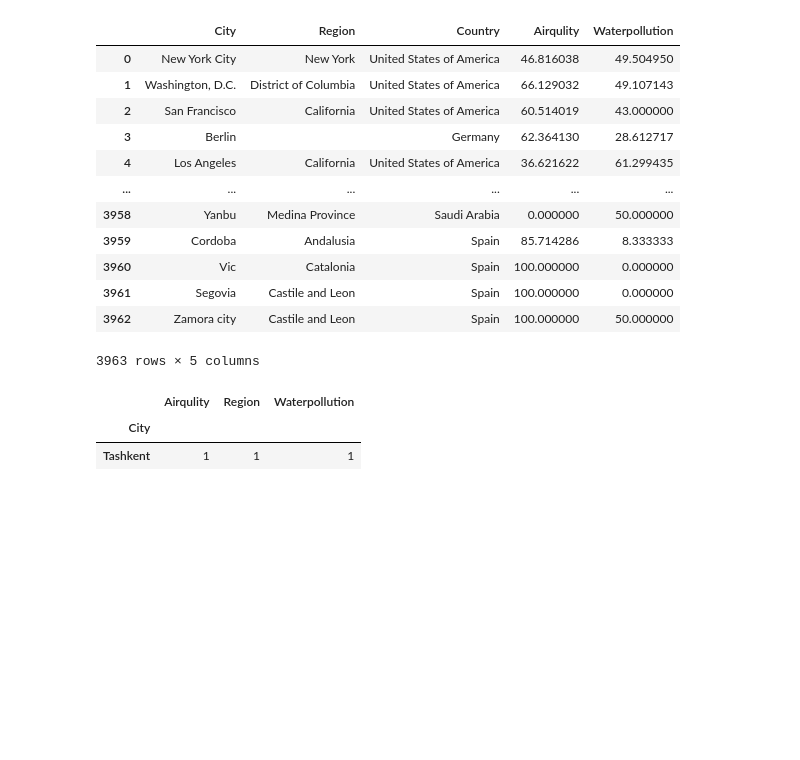
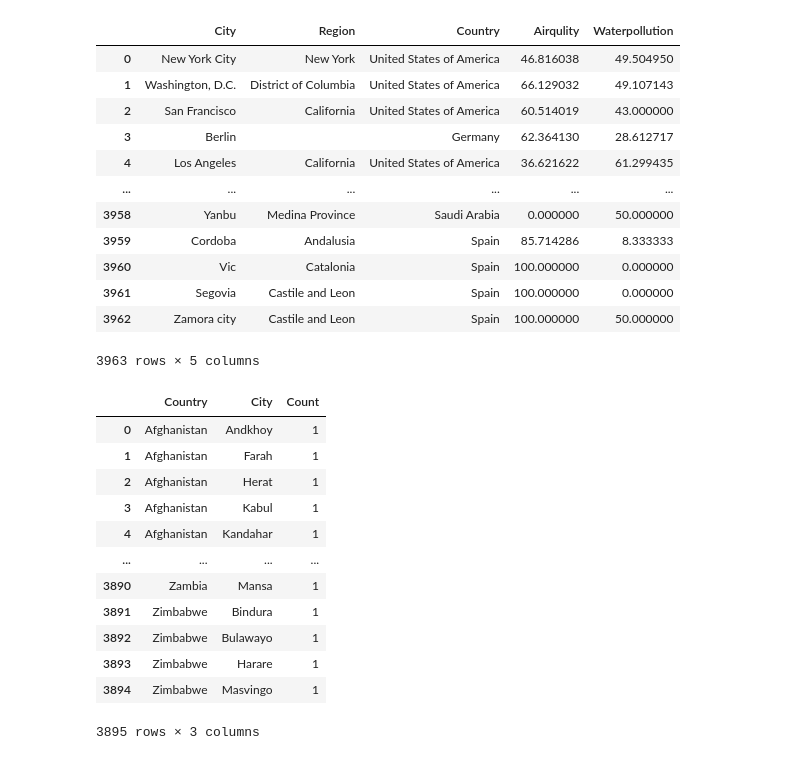
Before and after one commit to Rakhimovvv/Malumotlarni-uyg-unlashtirish-ulash-va-qayta-tiklash, a Jupyter notebook: Untitled32.ipynb, the cells around one changed output. Saved outputs shown, nothing was run; the diff lists cells and outputs as text; code cells hidden in the pictures; blank space fills up the shorter version.

```diff
--- a/Untitled32.ipynb
+++ b/Untitled32.ipynb
@@ -162,6 +159,16 @@ df1.index
-# %%
-df1.loc['Uzbekistan']
-# %% [output]
-|  | Airqulity | Region | Waterpollution |
-| City |  |  |  |
-| Tashkent | 1 | 1 | 1 |
+# %%
+df.groupby(["Country", "City"]).size().reset_index(name="Count")
+# %% [output]
+|  | Country | City | Count |
+| 0 | Afghanistan | Andkhoy | 1 |
+| 1 | Afghanistan | Farah | 1 |
+| 2 | Afghanistan | Herat | 1 |
+| 3 | Afghanistan | Kabul | 1 |
+| 4 | Afghanistan | Kandahar | 1 |
+| ... | ... | ... | ... |
+| 3890 | Zambia | Mansa | 1 |
+| 3891 | Zimbabwe | Bindura | 1 |
+| 3892 | Zimbabwe | Bulawayo | 1 |
+| 3893 | Zimbabwe | Harare | 1 |
+| 3894 | Zimbabwe | Masvingo | 1 |
+3895 rows × 3 columns
```
Also changed, not shown: parts of 4 cells of this notebook.
